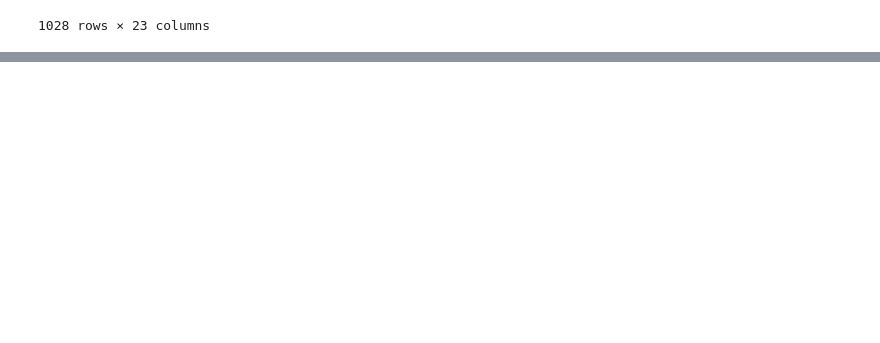
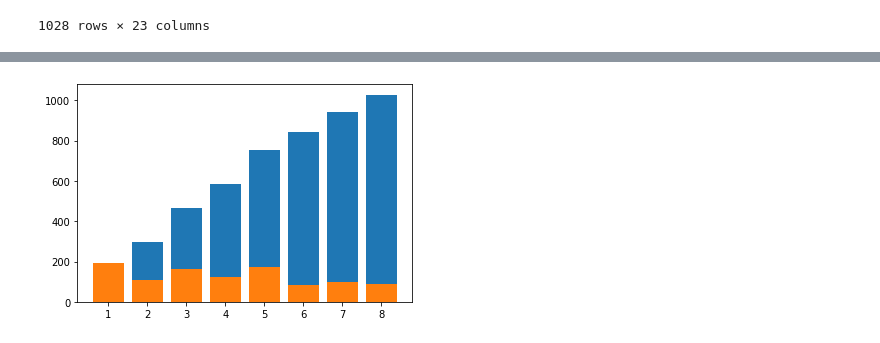
Before and after one commit to SavGRY/savini_its_data_analysis, a Jupyter notebook: relazione_python.ipynb, the cells around one changed output, grey strips where cells are left out. Cells and saved outputs as stored; diff of their text form; code cells hidden in the pictures; blank space fills up the shorter version.

```diff
--- a/relazione_python.ipynb
+++ b/relazione_python.ipynb
@@ -90,0 +129,13 @@ filtered_pokemon_data
+# %%
+# Mettiamo a confronto l'incremento generazionale di pokemon con quanti sono stati effettivamente
+# aggiunti per generazione
+
+pkmn_x_generation = pd.Series(generations.values())
+
+total_pkmn_gen_to_gen = [np.array(list(generations.values())[:i]).sum() for i in generations.keys()]
+
+plt.bar(generations.keys(),total_pkmn_gen_to_gen)
+plt.bar(generations.keys(), generations.values())
+plt.show()
+# %% [output]
+[figure, added]
```
Also changed, not shown: parts of 7 cells of this notebook.
